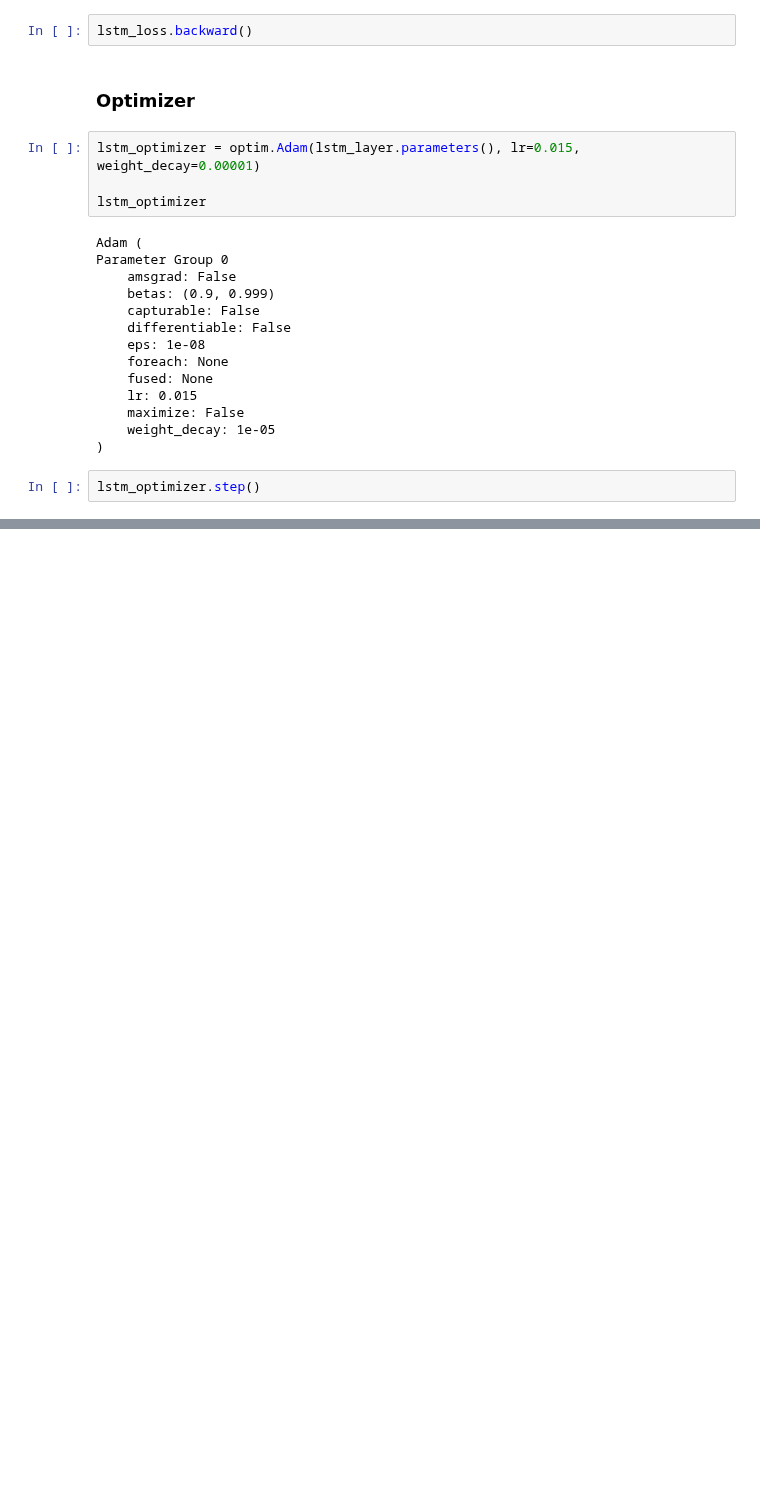
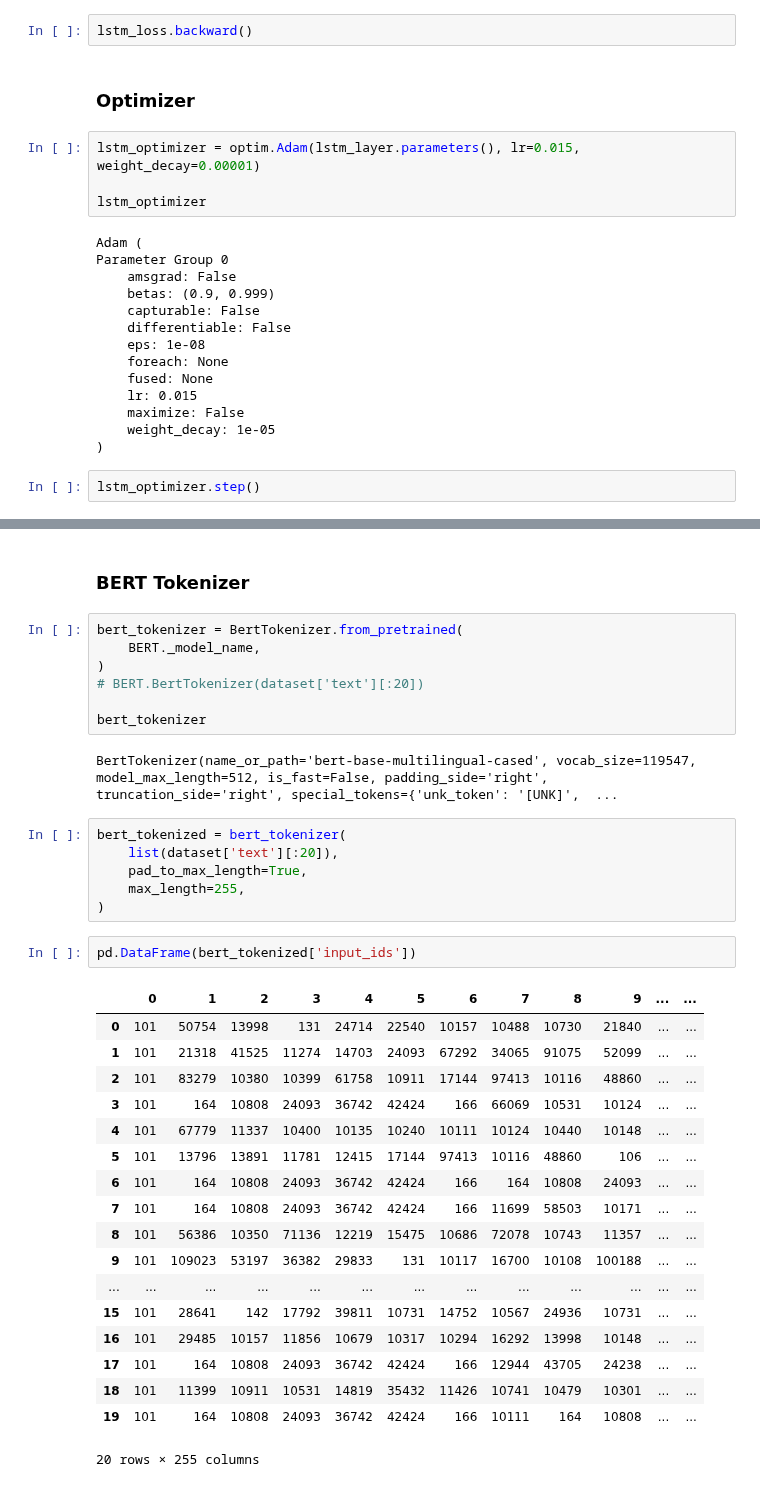
Before and after one commit to NateCross/tag-hate-elf, a Jupyter notebook: learners.ipynb, the cells around one changed output, grey strips where cells are left out. Saved outputs shown, nothing was run; the diff lists cells and outputs as text; blank space fills up the shorter version.

Commit message:
Add bert to learners ntbk

```diff
--- a/learners.ipynb
+++ b/learners.ipynb
@@ -325,0 +339,38 @@ lstm_optimizer.step()
+# %% [markdown]
+### BERT Tokenizer
+# %%
+bert_tokenizer = BertTokenizer.from_pretrained(
+    BERT._model_name,
+)
+# BERT.BertTokenizer(dataset['text'][:20])
+
+bert_tokenizer
+# %% [output]
+BertTokenizer(name_or_path='bert-base-multilingual-cased', vocab_size=119547, model_max_length=512, is_fast=False, padding_side='right', truncation_side='right', special_tokens={'unk_token': '[UNK]',  ...
+# %%
+bert_tokenized = bert_tokenizer(
+    list(dataset['text'][:20]),
+    pad_to_max_length=True,
+    max_length=255,
+)
+# %%
+pd.DataFrame(bert_tokenized['input_ids'])
+# %% [output]
+|  | 0 | 1 | 2 | 3 | 4 | 5 | 6 | 7 | 8 | 9 | ... | ... |
+| 0 | 101 | 50754 | 13998 | 131 | 24714 | 22540 | 10157 | 10488 | 10730 | 21840 | ... | ... |
+| 1 | 101 | 21318 | 41525 | 11274 | 14703 | 24093 | 67292 | 34065 | 91075 | 52099 | ... | ... |
+| 2 | 101 | 83279 | 10380 | 10399 | 61758 | 10911 | 17144 | 97413 | 10116 | 48860 | ... | ... |
+| 3 | 101 | 164 | 10808 | 24093 | 36742 | 42424 | 166 | 66069 | 10531 | 10124 | ... | ... |
+| 4 | 101 | 67779 | 11337 | 10400 | 10135 | 10240 | 10111 | 10124 | 10440 | 10148 | ... | ... |
+| 5 | 101 | 13796 | 13891 | 11781 | 12415 | 17144 | 97413 | 10116 | 48860 | 106 | ... | ... |
+| 6 | 101 | 164 | 10808 | 24093 | 36742 | 42424 | 166 | 164 | 10808 | 24093 | ... | ... |
+| 7 | 101 | 164 | 10808 | 24093 | 36742 | 42424 | 166 | 11699 | 58503 | 10171 | ... | ... |
+| 8 | 101 | 56386 | 10350 | 71136 | 12219 | 15475 | 10686 | 72078 | 10743 | 11357 | ... | ... |
+| 9 | 101 | 109023 | 53197 | 36382 | 29833 | 131 | 10117 | 16700 | 10108 | 100188 | ... | ... |
+| ... | ... | ... | ... | ... | ... | ... | ... | ... | ... | ... | ... | ... |
+| 15 | 101 | 28641 | 142 | 17792 | 39811 | 10731 | 14752 | 10567 | 24936 | 10731 | ... | ... |
+| 16 | 101 | 29485 | 10157 | 11856 | 10679 | 10317 | 10294 | 16292 | 13998 | 10148 | ... | ... |
+| 17 | 101 | 164 | 10808 | 24093 | 36742 | 42424 | 166 | 12944 | 43705 | 24238 | ... | ... |
+| 18 | 101 | 11399 | 10911 | 10531 | 14819 | 35432 | 11426 | 10741 | 10479 | 10301 | ... | ... |
+| 19 | 101 | 164 | 10808 | 24093 | 36742 | 42424 | 166 | 10111 | 164 | 10808 | ... | ... |
+20 rows × 255 columns
```
Also changed, not shown: parts of 16 cells of this notebook.
